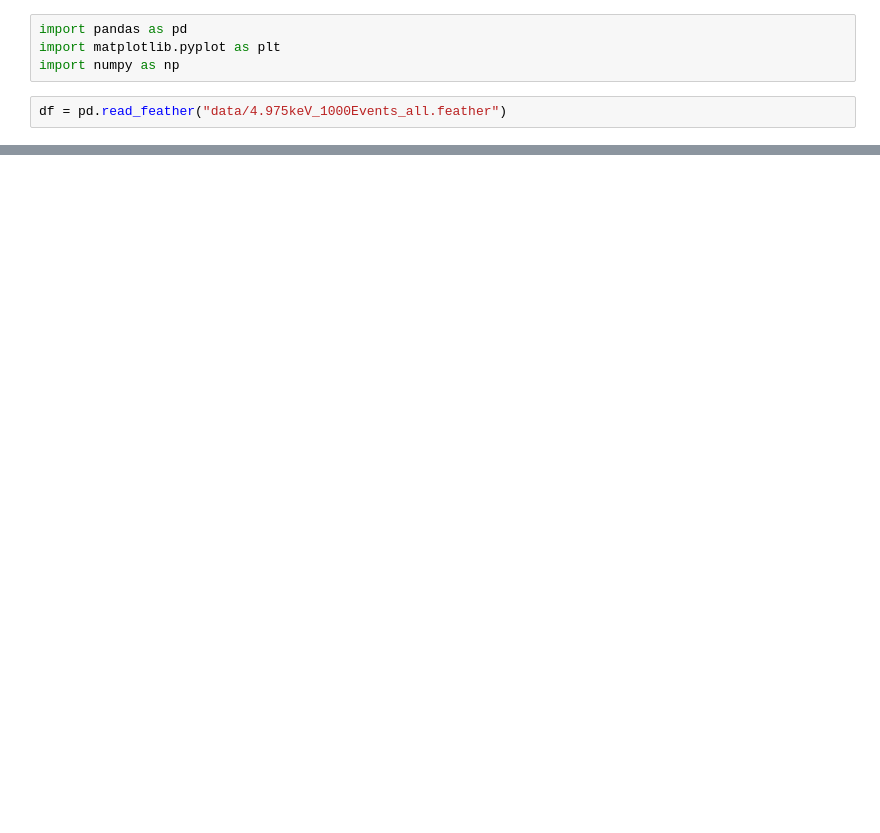
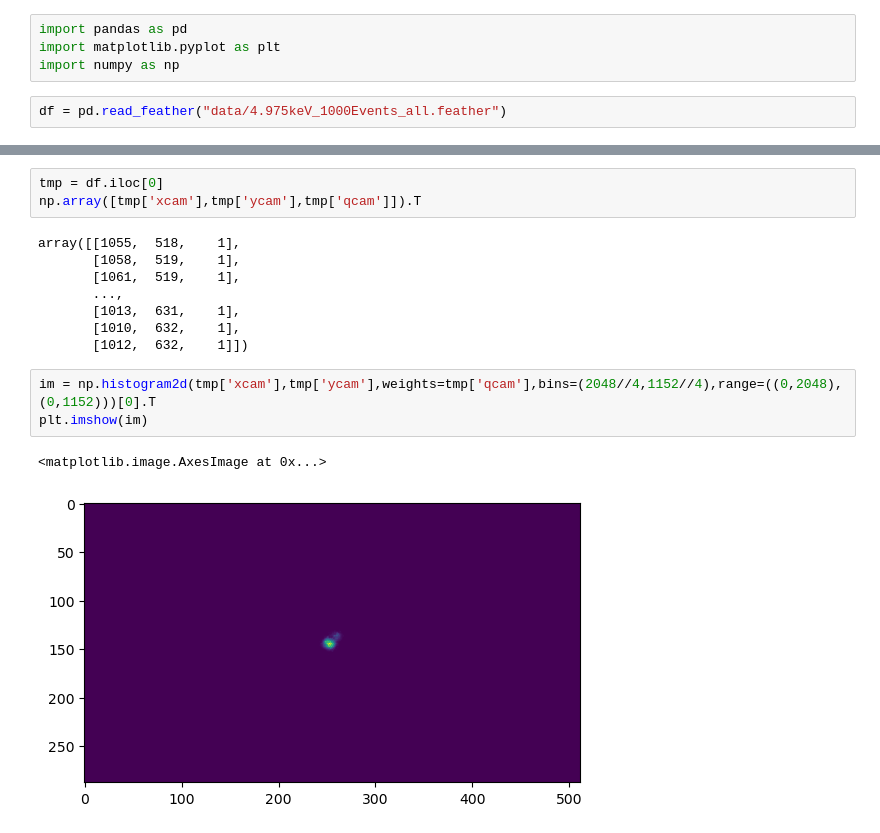
Before and after one commit to jschuel/MIGDAL_simulator, a Jupyter notebook: plot_output.ipynb, the cells around one changed output, grey strips where cells are left out. Drawn from its saved outputs; the diff is of its cells as text; blank space fills up the shorter version.

```diff
--- a/plot_output.ipynb
+++ b/plot_output.ipynb
@@ -30,0 +83,17 @@ plt.show()
+# %%
+tmp = df.iloc[0]
+np.array([tmp['xcam'],tmp['ycam'],tmp['qcam']]).T
+# %% [output]
+array([[1055,  518,    1],
+       [1058,  519,    1],
+       [1061,  519,    1],
+       ...,
+       [1013,  631,    1],
+       [1010,  632,    1],
+       [1012,  632,    1]])
+# %%
+im = np.histogram2d(tmp['xcam'],tmp['ycam'],weights=tmp['qcam'],bins=(2048//4,1152//4),range=((0,2048),(0,1152)))[0].T
+plt.imshow(im)
+# %% [output]
+<matplotlib.image.AxesImage at 0x...>
+[figure, added]
```
Also changed, not shown: parts of 7 cells of this notebook, 3 other files.
